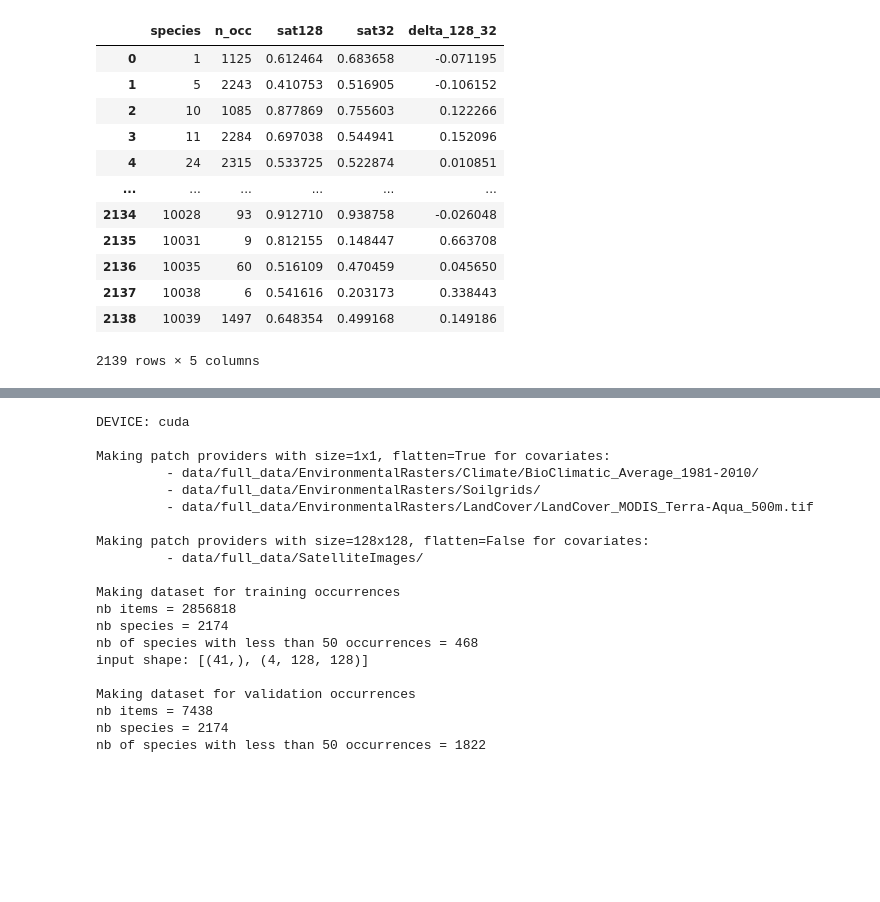
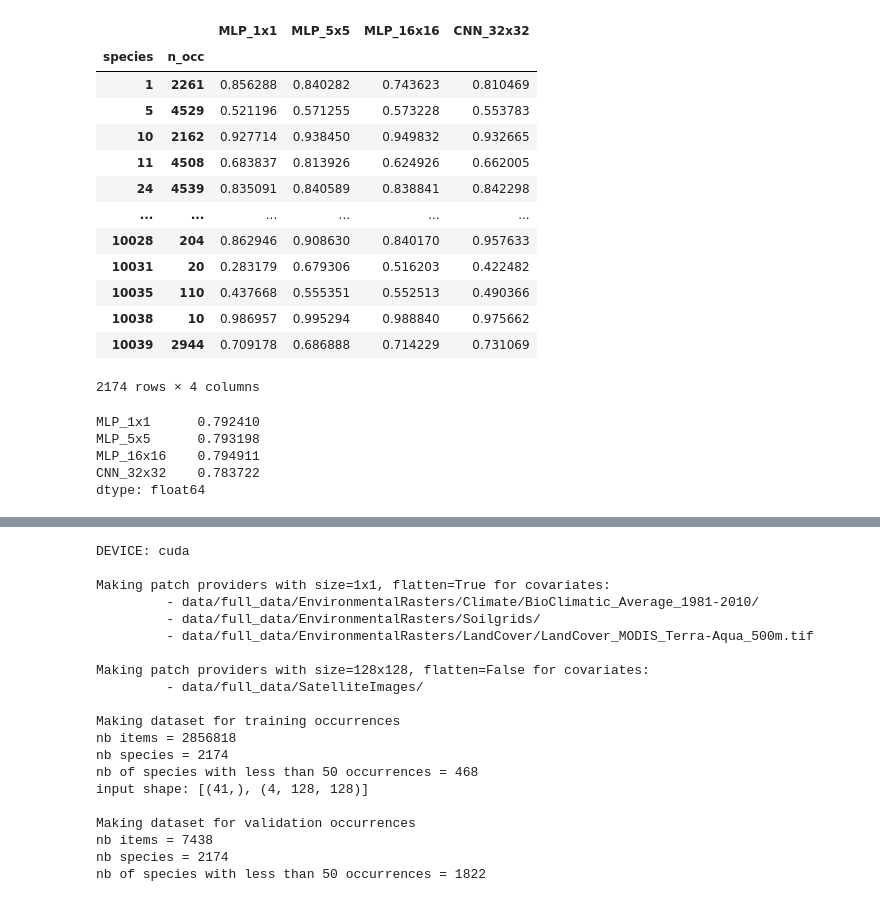
Before and after one commit to ninavantiel/multi_scale_SDMs, a Jupyter notebook: model_evaluation.ipynb, the cells around one changed output, grey strips where cells are left out. Saved outputs shown, nothing was run; the diff lists cells and outputs as text; code cells hidden in the pictures; blank space fills up the shorter version.

```diff
--- a/model_evaluation.ipynb
+++ b/model_evaluation.ipynb
@@ -16,20 +6,40 @@ import matplotlib.pyplot as plt
-# %%
-sat128 = pd.read_csv('models/0214_resnet_sat_128x128_pretrained/best_val_auc_auc.csv').rename(columns={'auc':'sat128'})
-sat32 = pd.read_csv('models/0216_resnet_sat_32x32_pretrained/best_val_auc_auc.csv').rename(columns={'auc':'sat32'})
-df = pd.merge(sat128, sat32)
-df['delta_128_32'] = df['sat128'] - df['sat32']
-df
-# %% [output]
-|  | species | n_occ | sat128 | sat32 | delta_128_32 |
-| 0 | 1 | 1125 | 0.612464 | 0.683658 | -0.071195 |
-| 1 | 5 | 2243 | 0.410753 | 0.516905 | -0.106152 |
-| 2 | 10 | 1085 | 0.877869 | 0.755603 | 0.122266 |
-| 3 | 11 | 2284 | 0.697038 | 0.544941 | 0.152096 |
-| 4 | 24 | 2315 | 0.533725 | 0.522874 | 0.010851 |
-| ... | ... | ... | ... | ... | ... |
-| 2134 | 10028 | 93 | 0.912710 | 0.938758 | -0.026048 |
-| 2135 | 10031 | 9 | 0.812155 | 0.148447 | 0.663708 |
-| 2136 | 10035 | 60 | 0.516109 | 0.470459 | 0.045650 |
-| 2137 | 10038 | 6 | 0.541616 | 0.203173 | 0.338443 |
-| 2138 | 10039 | 1497 | 0.648354 | 0.499168 | 0.149186 |
-2139 rows × 5 columns
+# %%
+models = {
+    '0213_MLP_env_1x1': 'MLP_1x1',
+    '0223_mlp_env_5x5': 'MLP_5x5',
+    '0226_mlp_env_16x16': 'MLP_16x16',
+    '0223_CNN_env_32x32': 'CNN_32x32'
+    # '0221_resnet_sat_128x128_an_full_loss': 'pretrained_AN_loss',
+    # '0223_resnet_sat_128x128_lr1e-3': 'pretrained_weighted_loss',
+    # '0221_resnet_sat_128x128_not_pretrained': 'not_pretrained_weighted_loss'
+}
+checkpoint = 'best_val_auc' #'last
+
+auc_df = pd.concat([
+    pd.read_csv(f"models/{k}/{checkpoint}_species_auc.csv").rename(columns={"auc": v}).set_index(['species','n_occ']) for k, v in models.items()
+], axis=1)
+
+auc_df
+# %% [output]
+|  |  | MLP_1x1 | MLP_5x5 | MLP_16x16 | CNN_32x32 |
+| species | n_occ |  |  |  |  |
+| 1 | 2261 | 0.856288 | 0.840282 | 0.743623 | 0.810469 |
+| 5 | 4529 | 0.521196 | 0.571255 | 0.573228 | 0.553783 |
+| 10 | 2162 | 0.927714 | 0.938450 | 0.949832 | 0.932665 |
+| 11 | 4508 | 0.683837 | 0.813926 | 0.624926 | 0.662005 |
+| 24 | 4539 | 0.835091 | 0.840589 | 0.838841 | 0.842298 |
+| ... | ... | ... | ... | ... | ... |
+| 10028 | 204 | 0.862946 | 0.908630 | 0.840170 | 0.957633 |
+| 10031 | 20 | 0.283179 | 0.679306 | 0.516203 | 0.422482 |
+| 10035 | 110 | 0.437668 | 0.555351 | 0.552513 | 0.490366 |
+| 10038 | 10 | 0.986957 | 0.995294 | 0.988840 | 0.975662 |
+| 10039 | 2944 | 0.709178 | 0.686888 | 0.714229 | 0.731069 |
+2174 rows × 4 columns
+# %%
+auc_df.mean(axis=0)
+# %% [output]
+MLP_1x1      0.792410
+MLP_5x5      0.793198
+MLP_16x16    0.794911
+CNN_32x32    0.783722
+dtype: float64
```
Also changed, not shown: parts of 14 cells of this notebook, 1 other file.
